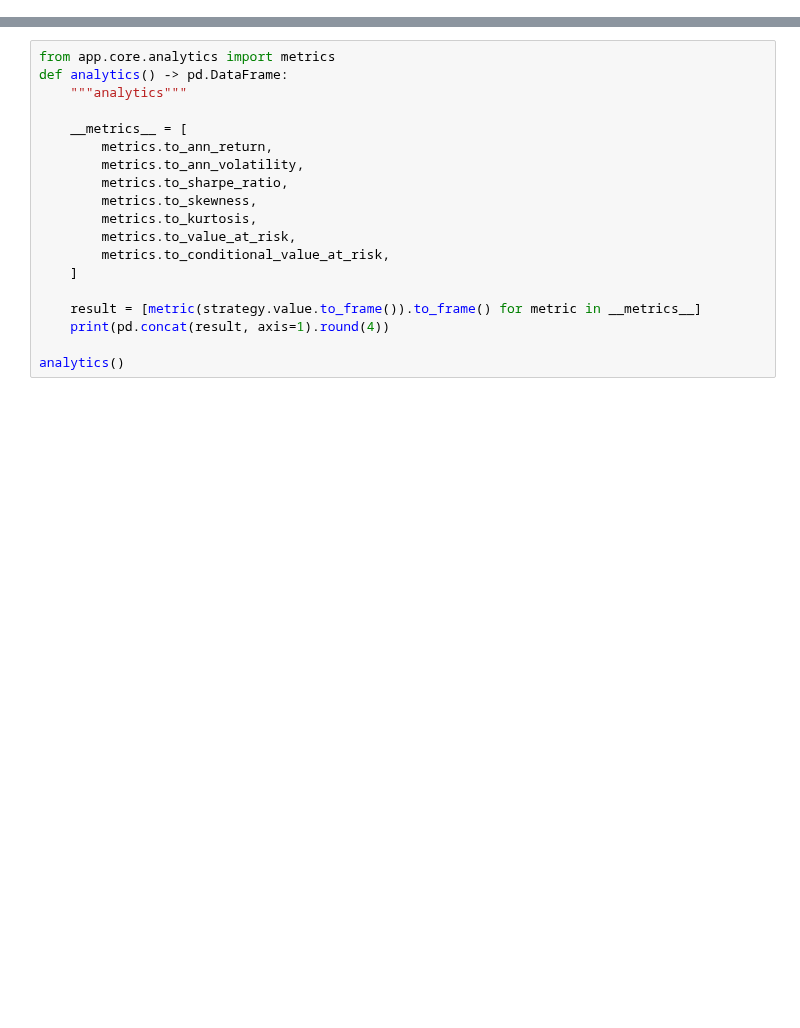
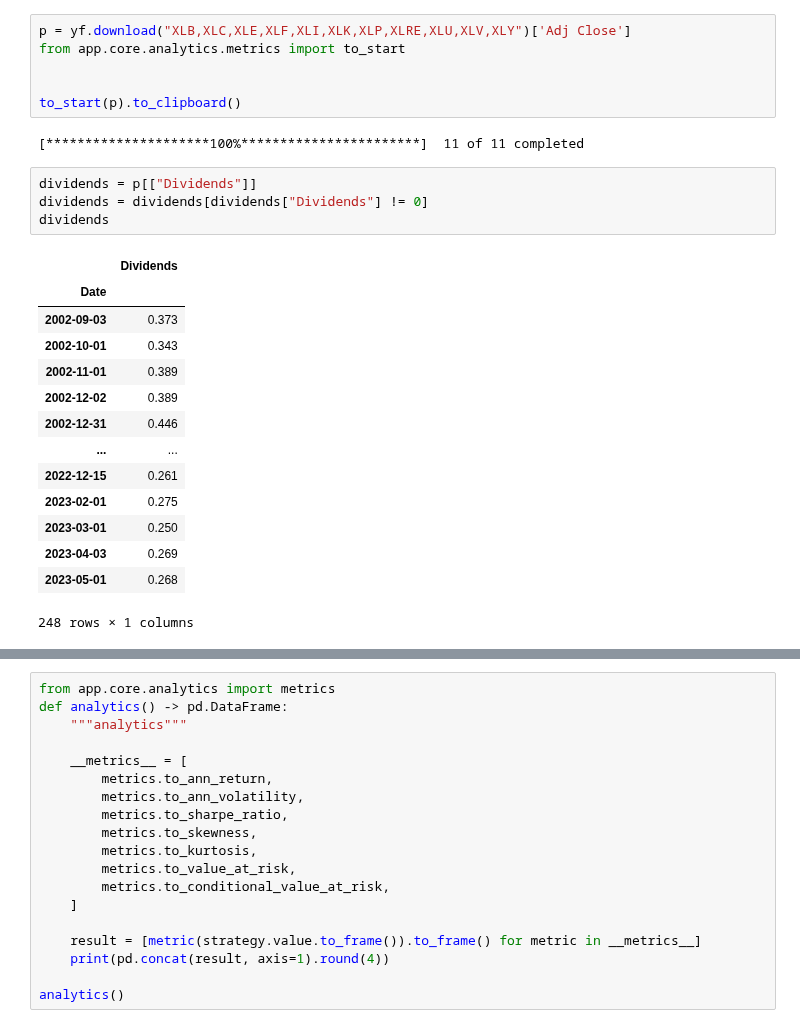
Before and after one commit to HTF1125/RobertLab, a Jupyter notebook: test.ipynb, the cells around one changed output, grey strips where cells are left out. Saved outputs shown, nothing was run; the diff lists cells and outputs as text; blank space fills up the shorter version.

```diff
--- a/test.ipynb
+++ b/test.ipynb
@@ -3,0 +29,27 @@ DATABASE_URL
+# %%
+p = yf.download("XLB,XLC,XLE,XLF,XLI,XLK,XLP,XLRE,XLU,XLV,XLY")['Adj Close']
+from app.core.analytics.metrics import to_start
+
+
+to_start(p).to_clipboard()
+# %% [output]
+[*********************100%***********************]  11 of 11 completed
+# %%
+dividends = p[["Dividends"]]
+dividends = dividends[dividends["Dividends"] != 0]
+dividends
+# %% [output]
+|  | Dividends |
+| Date |  |
+| 2002-09-03 | 0.373 |
+| 2002-10-01 | 0.343 |
+| 2002-11-01 | 0.389 |
+| 2002-12-02 | 0.389 |
+| 2002-12-31 | 0.446 |
+| ... | ... |
+| 2022-12-15 | 0.261 |
+| 2023-02-01 | 0.275 |
+| 2023-03-01 | 0.250 |
+| 2023-04-03 | 0.269 |
+| 2023-05-01 | 0.268 |
+248 rows × 1 columns
```
Also changed, not shown: parts of 9 cells of this notebook, 18 other files.
